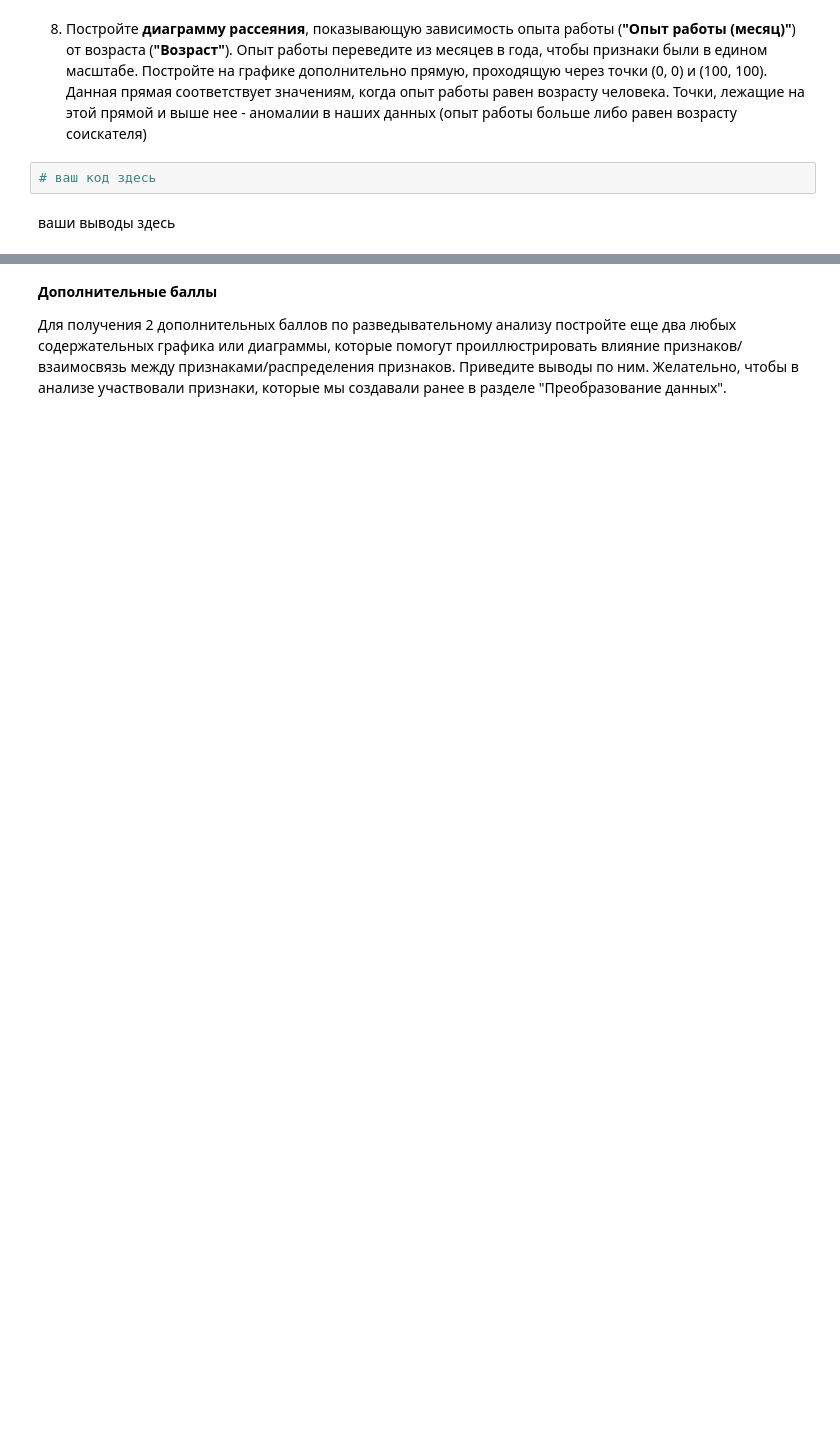
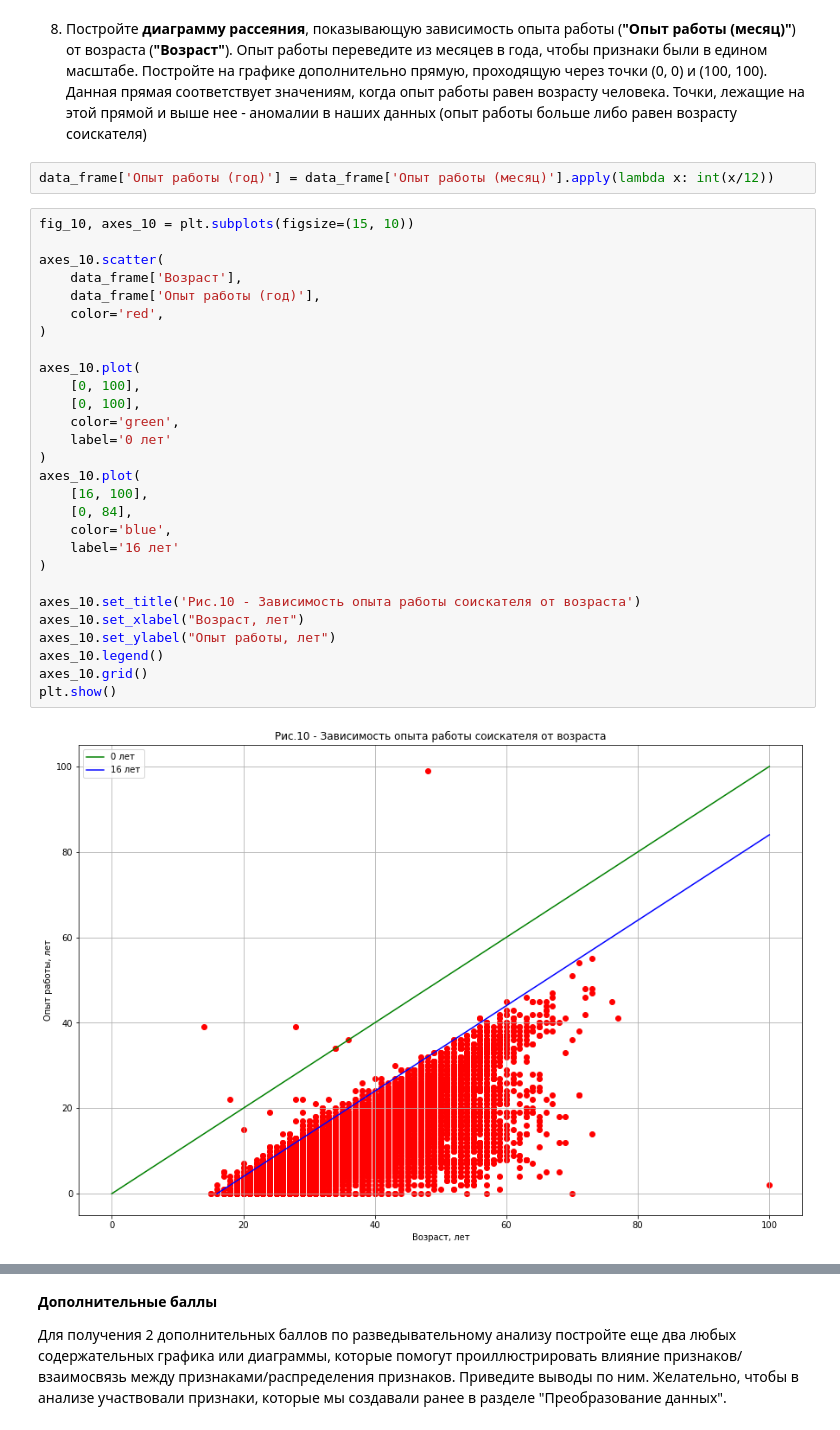
Before and after one commit to ivan-ver/Head_Hunter_Vacansy, a Jupyter notebook: Project_1.ipynb, the cells around one changed output, grey strips where cells are left out. Saved outputs shown, nothing was run; the diff lists cells and outputs as text; blank space fills up the shorter version.

```diff
--- a/Project_1.ipynb
+++ b/Project_1.ipynb
@@ -556,6 +630,34 @@ SyntaxError: invalid syntax (<ipython-input-680-3ebf0f95529e>, line 1)
 # %% [markdown]
 8. Постройте **диаграмму рассеяния**, показывающую зависимость опыта работы (**"Опыт работы (месяц)"**) от возраста (**"Возраст"**). Опыт работы переведите из месяцев в года, чтобы признаки были в едином масштабе. Постройте на графике дополнительно прямую, проходящую через точки (0, 0) и (100, 100). Данная прямая соответствует значениям, когда опыт работы равен возрасту человека. Точки, лежащие на этой прямой и выше нее - аномалии в наших данных (опыт работы больше либо равен возрасту соискателя)
-# %%
-# ваш код здесь
-# %% [markdown]
-ваши выводы здесь
+# %%
+data_frame['Опыт работы (год)'] = data_frame['Опыт работы (месяц)'].apply(lambda x: int(x/12))
+# %%
+fig_10, axes_10 = plt.subplots(figsize=(15, 10))
+
+axes_10.scatter(
+    data_frame['Возраст'],
+    data_frame['Опыт работы (год)'],
+    color='red',
+)
+
+axes_10.plot(
+    [0, 100],
+    [0, 100],
+    color='green',
+    label='0 лет'
+)
+axes_10.plot(
+    [16, 100],
+    [0, 84],
+    color='blue',
+    label='16 лет'
+)
+
+axes_10.set_title('Рис.10 - Зависимость опыта работы соискателя от возраста')
+axes_10.set_xlabel("Возраст, лет")
+axes_10.set_ylabel("Опыт работы, лет")
+axes_10.legend()
+axes_10.grid()
+plt.show()
+# %% [output]
+[figure, added]
```
Also changed, not shown: parts of 37 cells of this notebook.
